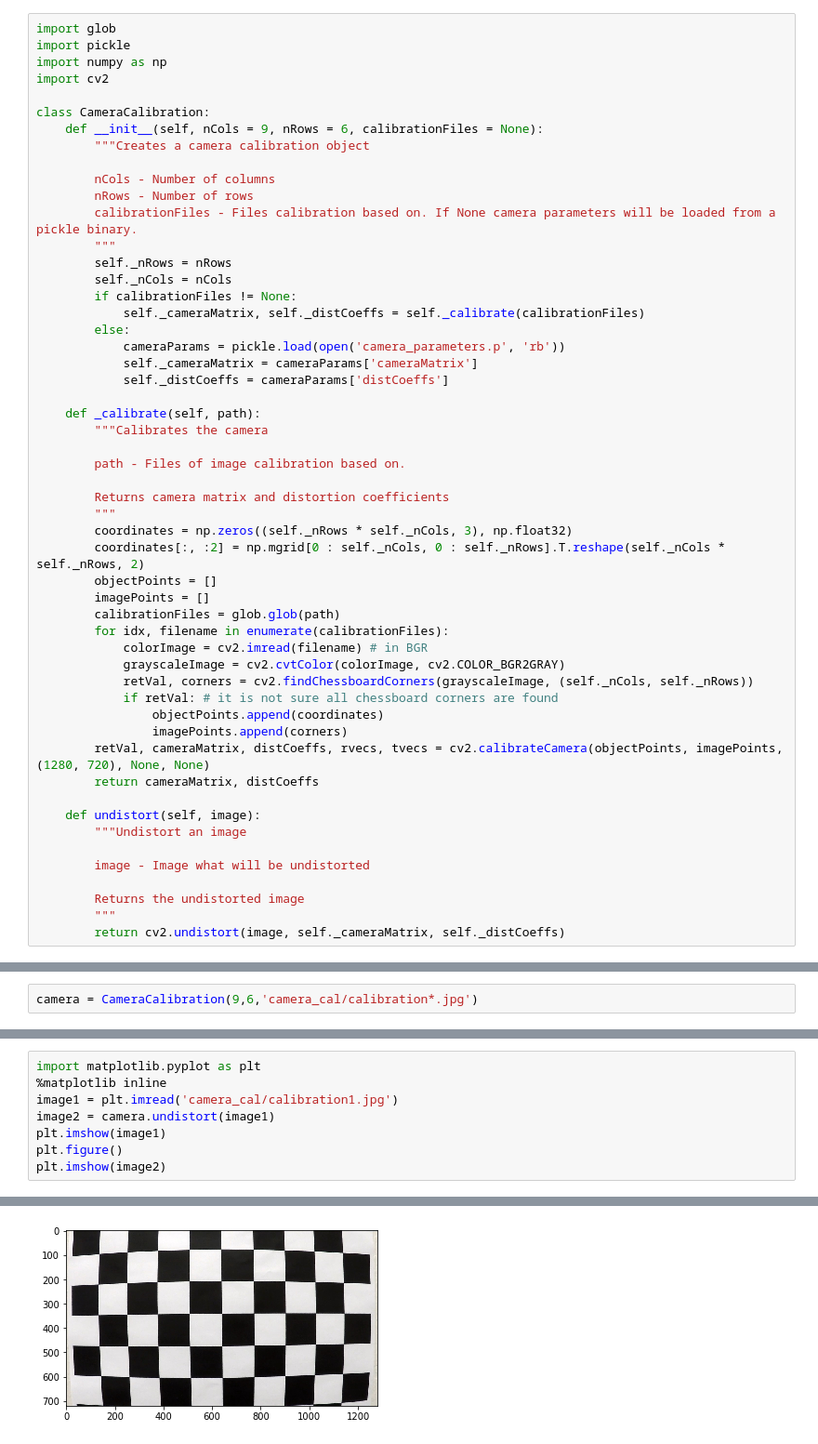
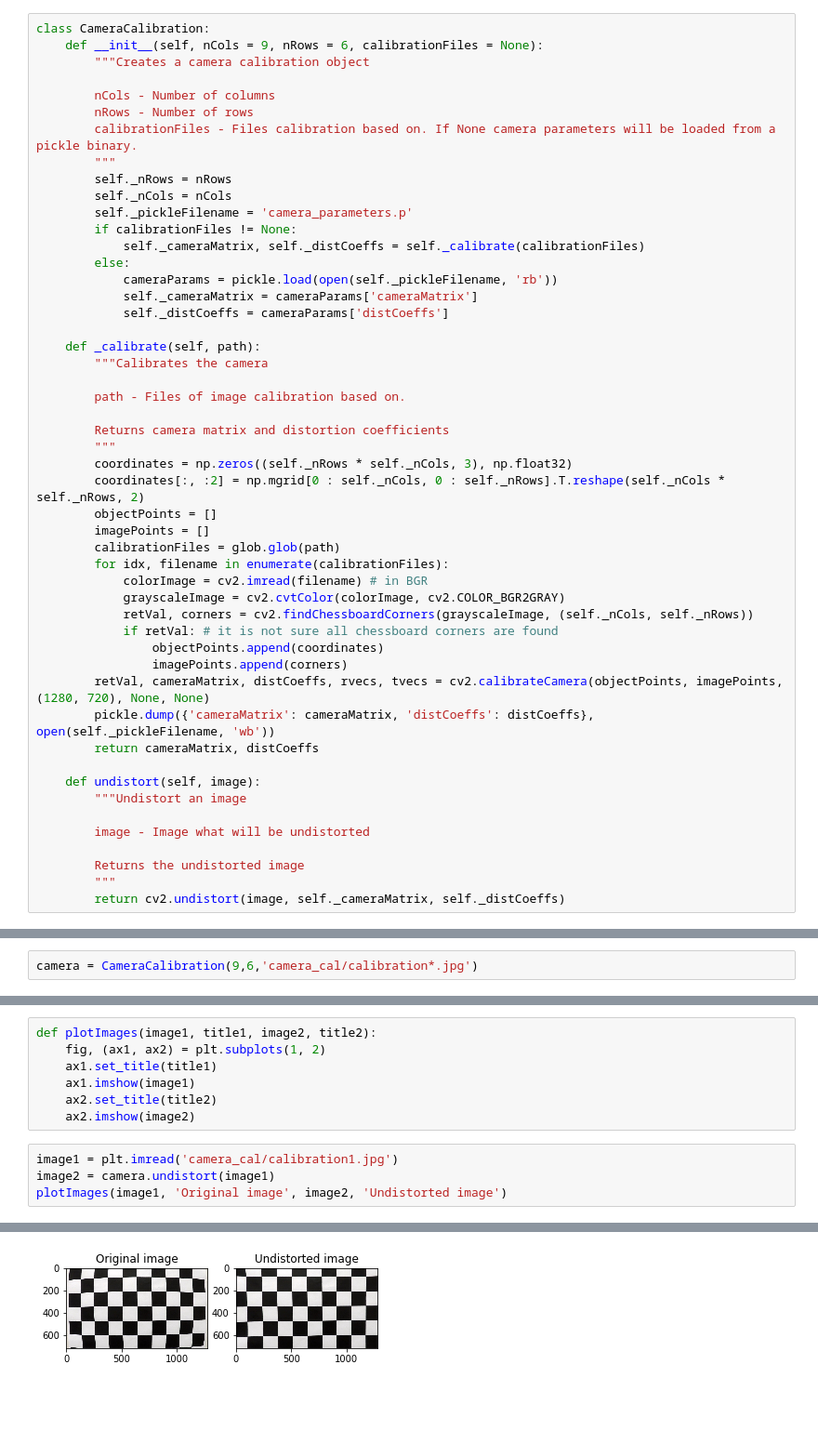
Before and after one commit to serszab/AdvancedLaneFinding, a Jupyter notebook: mySolution.ipynb, the cells around one changed output, grey strips where cells are left out. Shown at 93% size. Cells and saved outputs as stored; diff of their text form; blank space fills up the shorter version.

Commit message:
Camera calibration

```diff
--- a/mySolution.ipynb
+++ b/mySolution.ipynb
@@ -1,9 +14,4 @@
 # %%
-import glob
-import pickle
-import numpy as np
-import cv2
-
 class CameraCalibration:
     def __init__(self, nCols = 9, nRows = 6, calibrationFiles = None):
         """Creates a camera calibration object
@@ -14,10 +22,11 @@ class CameraCalibration:
         """
         self._nRows = nRows
         self._nCols = nCols
+        self._pickleFilename = 'camera_parameters.p'
         if calibrationFiles != None:
             self._cameraMatrix, self._distCoeffs = self._calibrate(calibrationFiles)
         else:
-            cameraParams = pickle.load(open('camera_parameters.p', 'rb'))
+            cameraParams = pickle.load(open(self._pickleFilename, 'rb'))
             self._cameraMatrix = cameraParams['cameraMatrix']
             self._distCoeffs = cameraParams['distCoeffs']
 
@@ -41,6 +50,7 @@ class CameraCalibration:
                 objectPoints.append(coordinates)
                 imagePoints.append(corners)
         retVal, cameraMatrix, distCoeffs, rvecs, tvecs = cv2.calibrateCamera(objectPoints, imagePoints, (1280, 720), None, None)
+        pickle.dump({'cameraMatrix': cameraMatrix, 'distCoeffs': distCoeffs}, open(self._pickleFilename, 'wb'))
         return cameraMatrix, distCoeffs
 
     def undistort(self, image):
@@ -56,9 +70,12 @@ camera = CameraCalibration(9,6,'camera_cal/calibration*.jpg')
+# %%
+def plotImages(image1, title1, image2, title2):
+    fig, (ax1, ax2) = plt.subplots(1, 2)
+    ax1.set_title(title1)
+    ax1.imshow(image1)
+    ax2.set_title(title2)
+    ax2.imshow(image2)
 # %%
-import matplotlib.pyplot as plt
-%matplotlib inline
 image1 = plt.imread('camera_cal/calibration1.jpg')
 image2 = camera.undistort(image1)
-plt.imshow(image1)
-plt.figure()
-plt.imshow(image2)
+plotImages(image1, 'Original image', image2, 'Undistorted image')
 # %% [output]
@@ -66 +82 @@ plt.imshow(image2)
-[figure, old version]
+[figure, new version]
```
Also changed, not shown: parts of 6 cells of this notebook.
